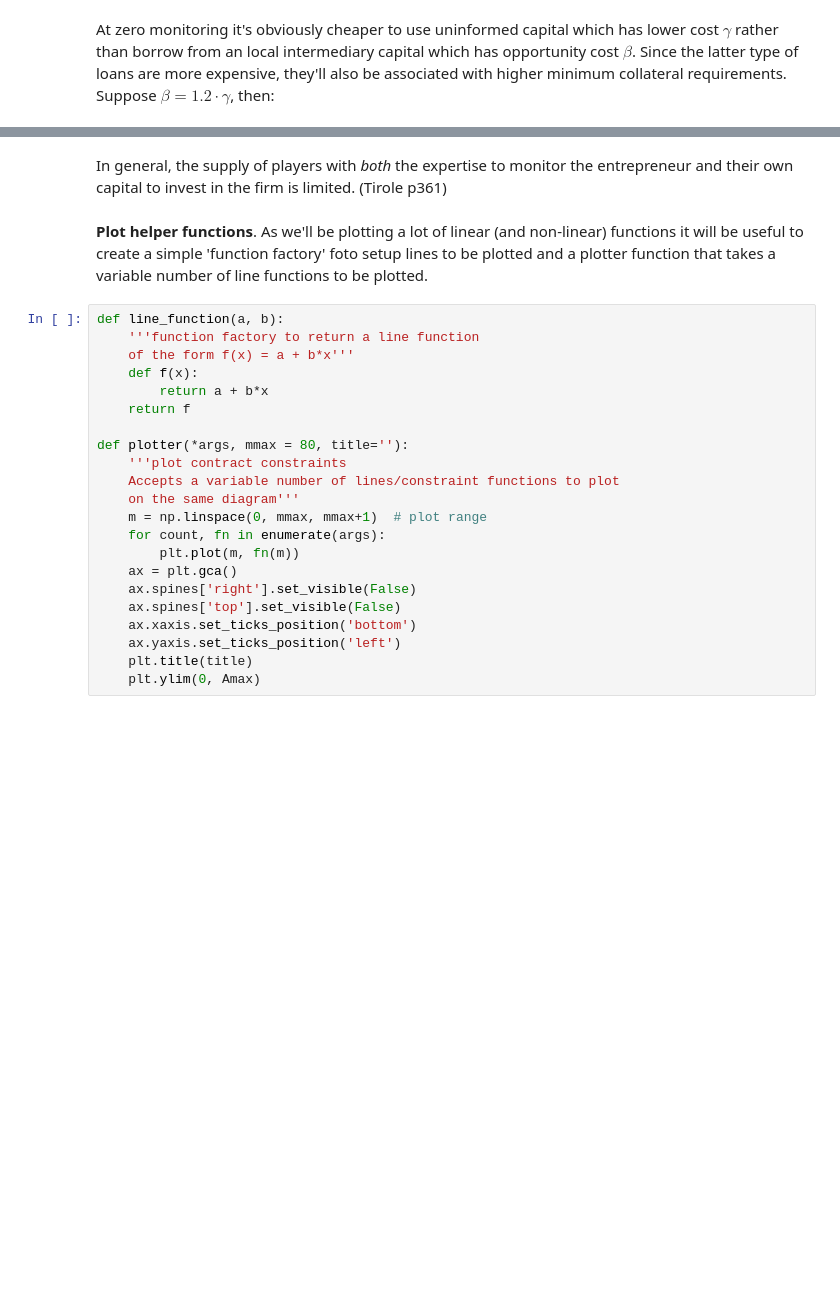
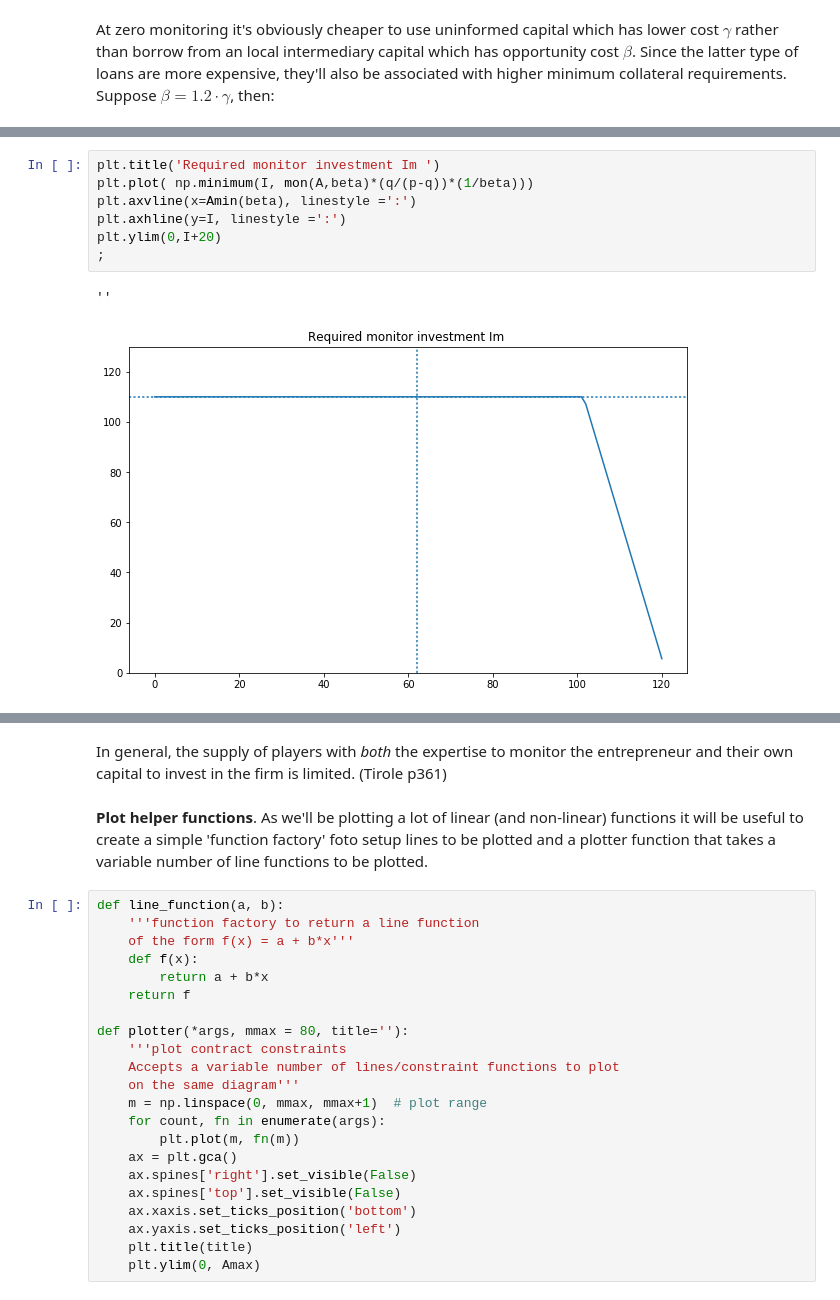
Before and after one commit to jhconning/social-finance, a Jupyter notebook: notebooks/socfin.ipynb, the cells around one changed output, grey strips where cells are left out. Saved outputs shown, nothing was run; the diff lists cells and outputs as text; blank space fills up the shorter version.

```diff
--- a/notebooks/socfin.ipynb
+++ b/notebooks/socfin.ipynb
@@ -195,0 +306,10 @@ At zero monitoring it's obviously cheaper to use uninformed capital which has lo
+# %%
+plt.title('Required monitor investment Im ')
+plt.plot( np.minimum(I, mon(A,beta)*(q/(p-q))*(1/beta)))
+plt.axvline(x=Amin(beta), linestyle =':')
+plt.axhline(y=I, linestyle =':')
+plt.ylim(0,I+20)
+;
+# %% [output]
+''
+[figure, added]
```
Also changed, not shown: parts of 88 cells of this notebook.
